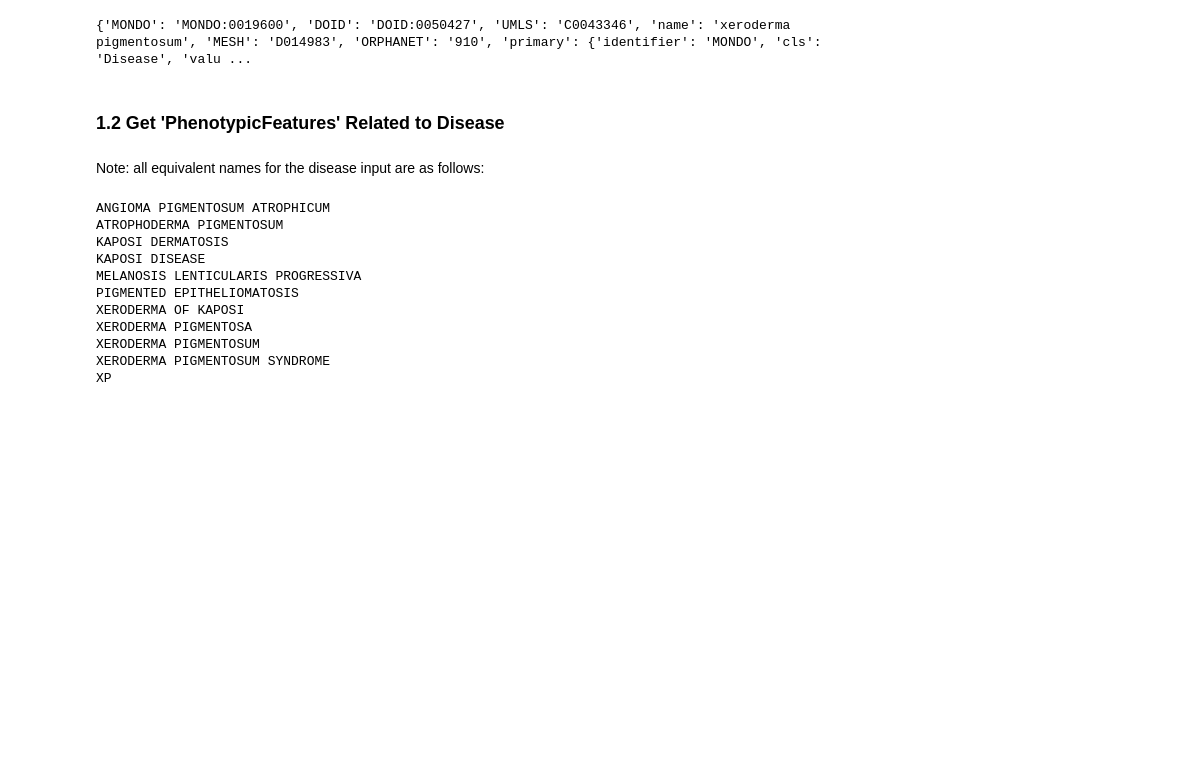
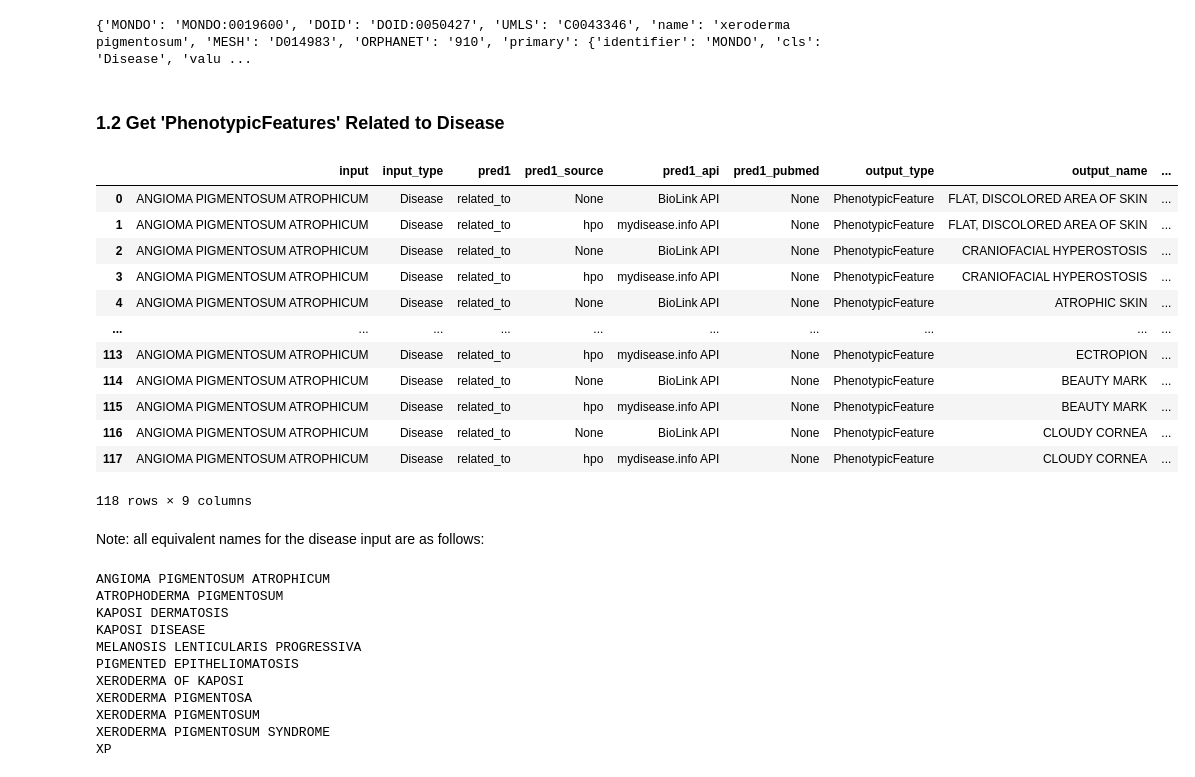
Before and after one commit to polyg314/BTE_notebooks, a Jupyter notebook: BTE Use Case -- V2.ipynb, the cells around one changed output. Saved outputs shown, nothing was run; the diff lists cells and outputs as text; code cells hidden in the pictures; blank space fills up the shorter version.

```diff
--- a/BTE Use Case -- V2.ipynb
+++ b/BTE Use Case -- V2.ipynb
@@ -20,7 +20,22 @@ print(disease)
 # %%
 fc = FindConnection(input_obj=disease, output_obj='PhenotypicFeature', intermediate_nodes=None)
 fc.connect(verbose=False)
 disease_to_phenotypicFeature = fc.display_table_view()
+disease_to_phenotypicFeature
+# %% [output]
+|  | input | input_type | pred1 | pred1_source | pred1_api | pred1_pubmed | output_type | output_name | ... |
+| 0 | ANGIOMA PIGMENTOSUM ATROPHICUM | Disease | related_to | None | BioLink API | None | PhenotypicFeature | FLAT, DISCOLORED AREA OF SKIN | ... |
+| 1 | ANGIOMA PIGMENTOSUM ATROPHICUM | Disease | related_to | hpo | mydisease.info API | None | PhenotypicFeature | FLAT, DISCOLORED AREA OF SKIN | ... |
+| 2 | ANGIOMA PIGMENTOSUM ATROPHICUM | Disease | related_to | None | BioLink API | None | PhenotypicFeature | CRANIOFACIAL HYPEROSTOSIS | ... |
+| 3 | ANGIOMA PIGMENTOSUM ATROPHICUM | Disease | related_to | hpo | mydisease.info API | None | PhenotypicFeature | CRANIOFACIAL HYPEROSTOSIS | ... |
+| 4 | ANGIOMA PIGMENTOSUM ATROPHICUM | Disease | related_to | None | BioLink API | None | PhenotypicFeature | ATROPHIC SKIN | ... |
+| ... | ... | ... | ... | ... | ... | ... | ... | ... | ... |
+| 113 | ANGIOMA PIGMENTOSUM ATROPHICUM | Disease | related_to | hpo | mydisease.info API | None | PhenotypicFeature | ECTROPION | ... |
+| 114 | ANGIOMA PIGMENTOSUM ATROPHICUM | Disease | related_to | None | BioLink API | None | PhenotypicFeature | BEAUTY MARK | ... |
+| 115 | ANGIOMA PIGMENTOSUM ATROPHICUM | Disease | related_to | hpo | mydisease.info API | None | PhenotypicFeature | BEAUTY MARK | ... |
+| 116 | ANGIOMA PIGMENTOSUM ATROPHICUM | Disease | related_to | None | BioLink API | None | PhenotypicFeature | CLOUDY CORNEA | ... |
+| 117 | ANGIOMA PIGMENTOSUM ATROPHICUM | Disease | related_to | hpo | mydisease.info API | None | PhenotypicFeature | CLOUDY CORNEA | ... |
+118 rows × 9 columns
 # %% [markdown]
 Note: all equivalent names for the disease input are as follows:
 # %%
```
Also changed, not shown: 2 other files.
